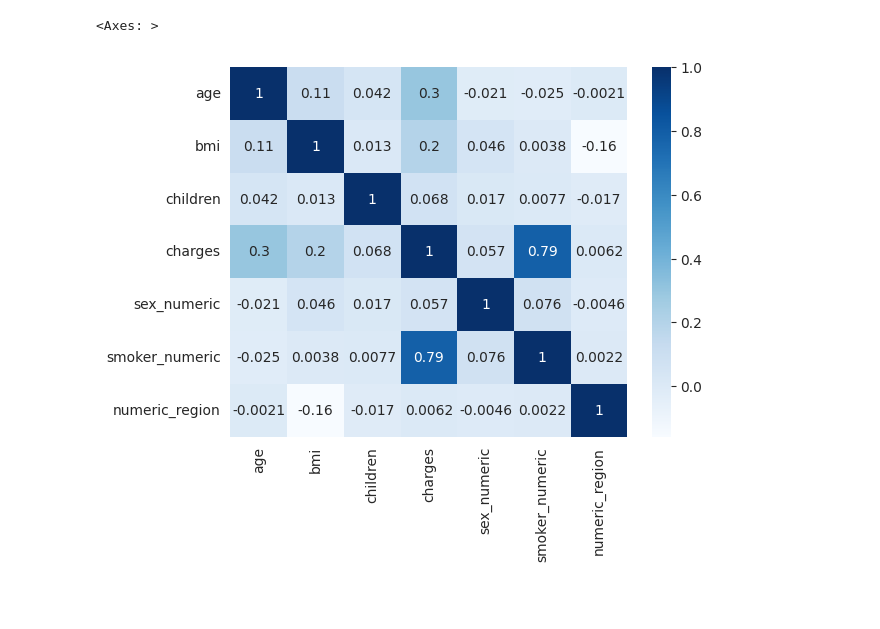
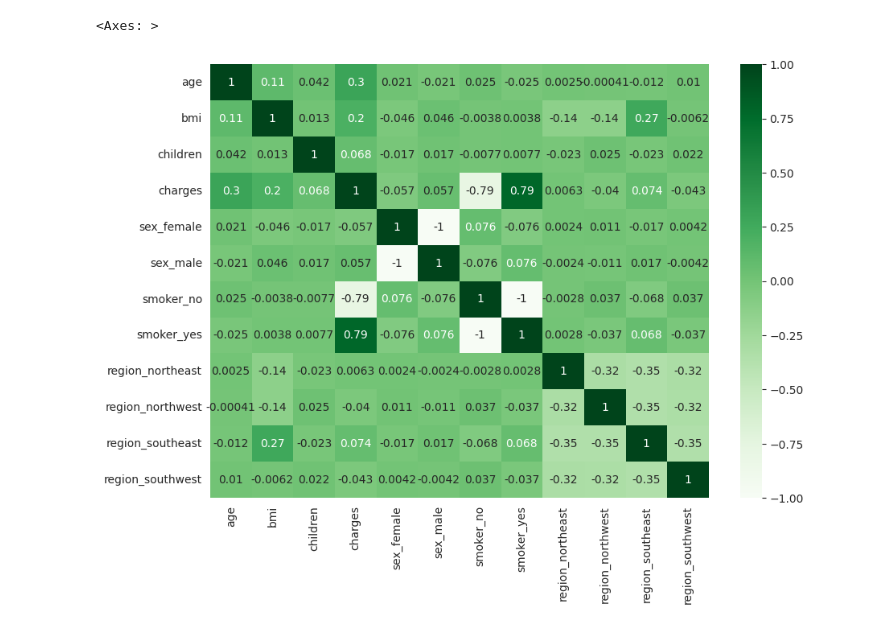
Before and after one commit to ahmedsayedtalib/Machine-Learning, a Jupyter notebook: Medical Insurence company/medical_insurance_company.ipynb, the cells around one changed output. Cells and saved outputs as stored; diff of their text form; code cells hidden in the pictures; blank space fills up the shorter version.

Commit message:
different models, preprocessing, numerating columns

```diff
--- a/Medical Insurence company/medical_insurance_company.ipynb
+++ b/Medical Insurence company/medical_insurance_company.ipynb
@@ -139,0 +11,3 @@ sns.heatmap(data=numeric_dataframe.corr(),cmap='Reds',)
+# %%
+df = dataframe.copy()
+df
@@ -140,5 +28,14 @@ sns.heatmap(data=numeric_dataframe.corr(),cmap='Reds',)
+# %%
+from sklearn.preprocessing import OneHotEncoder
+encoder = OneHotEncoder()
+columns = df[['sex','smoker','region']]
+encoded_columns = encoder.fit_transform(columns).toarray()
+new_df = pd.DataFrame(encoded_columns,columns=encoder.get_feature_names_out(),index=df.index)
+final_df = pd.concat([df.drop(labels=columns,axis=1),new_df],axis=1)
+df = final_df
 # %%
-sns.heatmap(data=numeric_dataframe.corr(),cmap='Blues',annot=True)
+plt.figure(figsize=(10,7))
+sns.heatmap(df.corr(),cmap='Greens',annot=True)
 # %% [output]
 <Axes: >
-[figure, old version]
+[figure, new version]
```
Also changed, not shown: parts of 28 cells of this notebook.
